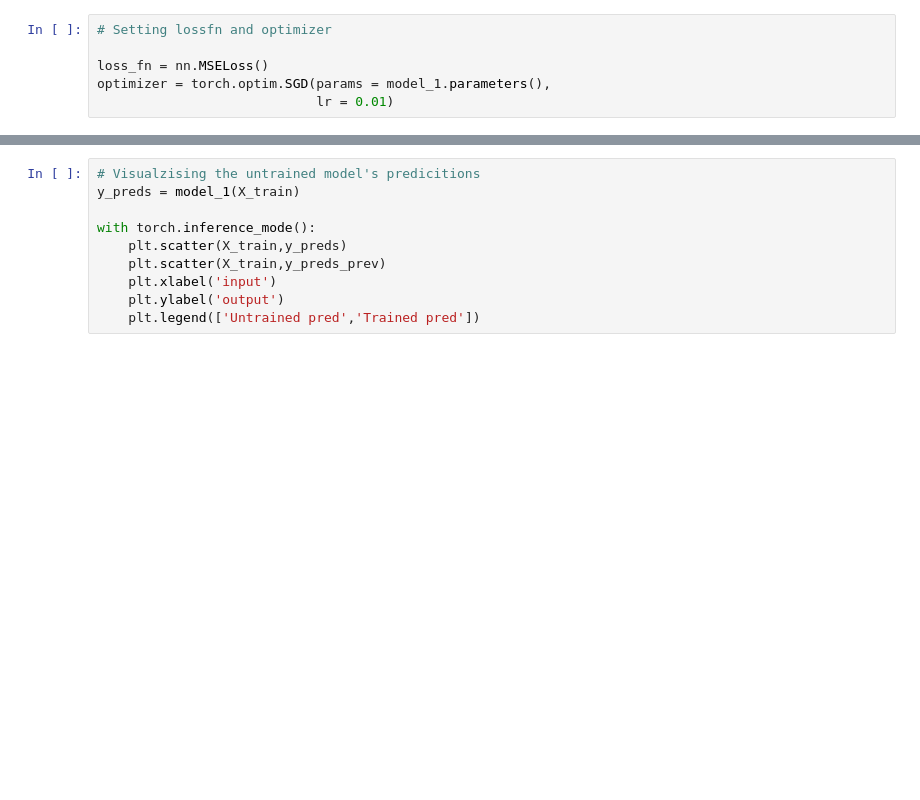
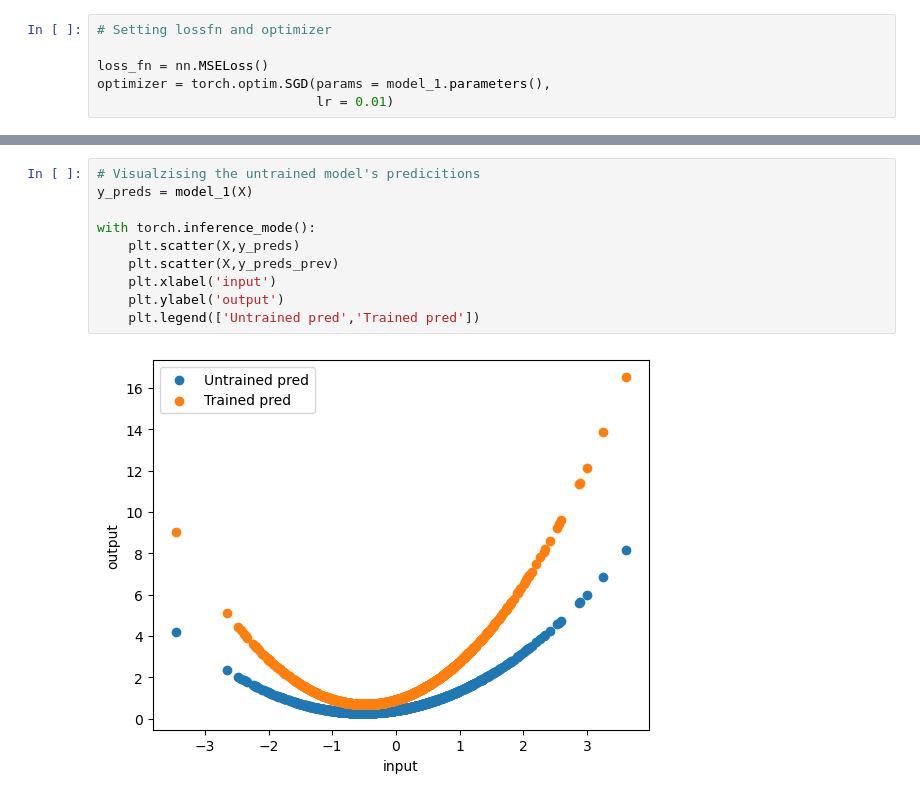
Before and after one commit to Somilrepos/Regression-Models, a Jupyter notebook: Polynomial Regression.ipynb, the cells around one changed output, grey strips where cells are left out. Cells and saved outputs as stored; diff of their text form; blank space fills up the shorter version.

```diff
--- a/Polynomial Regression.ipynb
+++ b/Polynomial Regression.ipynb
@@ -117,10 +132,12 @@ model_1.state_dict()
 # %%
 # Visualzising the untrained model's predicitions
-y_preds = model_1(X_train)
+y_preds = model_1(X)
 
 with torch.inference_mode():
-    plt.scatter(X_train,y_preds)
-    plt.scatter(X_train,y_preds_prev)
+    plt.scatter(X,y_preds)
+    plt.scatter(X,y_preds_prev)
     plt.xlabel('input')
     plt.ylabel('output')
     plt.legend(['Untrained pred','Trained pred'])
+# %% [output]
+[figure, added]
```
Also changed, not shown: parts of 8 cells of this notebook.
